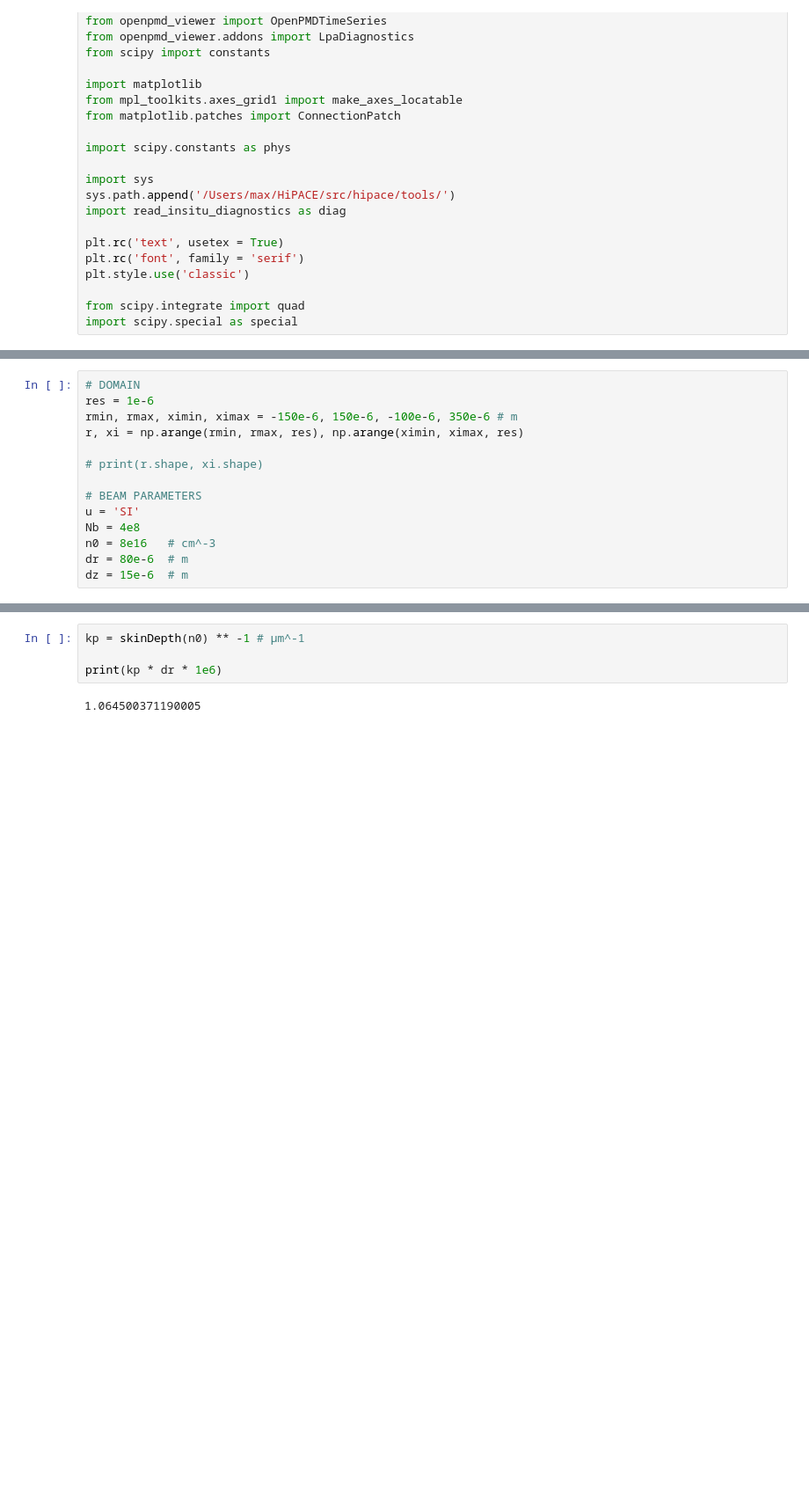
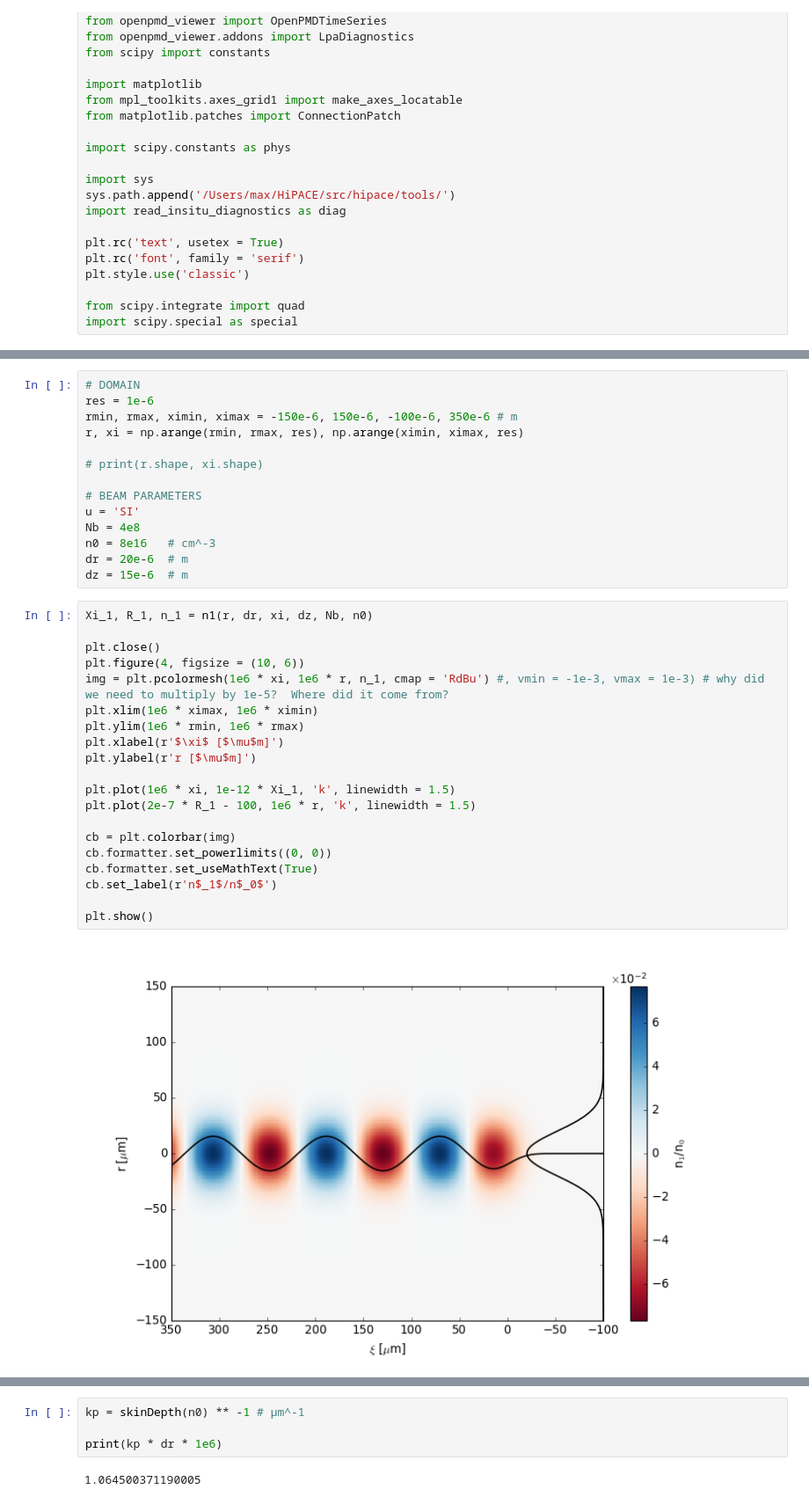
Before and after one commit to MaxVarverakis/PositronPWFA, a Jupyter notebook: linearWF_analysis.ipynb, the cells around one changed output, grey strips where cells are left out. Shown at 88% size. Saved outputs shown, nothing was run; the diff lists cells and outputs as text; blank space fills up the shorter version.

```diff
--- a/linearWF_analysis.ipynb
+++ b/linearWF_analysis.ipynb
@@ -191,5 +190,27 @@ r, xi = np.arange(rmin, rmax, res), np.arange(ximin, ximax, res)
 u = 'SI'
 Nb = 4e8
 n0 = 8e16   # cm^-3
-dr = 80e-6  # m
+dr = 20e-6  # m
 dz = 15e-6  # m
+# %%
+Xi_1, R_1, n_1 = n1(r, dr, xi, dz, Nb, n0)
+
+plt.close()
+plt.figure(4, figsize = (10, 6))
+img = plt.pcolormesh(1e6 * xi, 1e6 * r, n_1, cmap = 'RdBu') #, vmin = -1e-3, vmax = 1e-3) # why did we need to multiply by 1e-5?  Where did it come from?
+plt.xlim(1e6 * ximax, 1e6 * ximin)
+plt.ylim(1e6 * rmin, 1e6 * rmax)
+plt.xlabel(r'$\xi$ [$\mu$m]')
+plt.ylabel(r'r [$\mu$m]')
+
+plt.plot(1e6 * xi, 1e-12 * Xi_1, 'k', linewidth = 1.5)
+plt.plot(2e-7 * R_1 - 100, 1e6 * r, 'k', linewidth = 1.5)
+
+cb = plt.colorbar(img)
+cb.formatter.set_powerlimits((0, 0))
+cb.formatter.set_useMathText(True)
+cb.set_label(r'n$_1$/n$_0$')
+
+plt.show()
+# %% [output]
+[figure, added]
```
Also changed, not shown: parts of 6 cells of this notebook.
